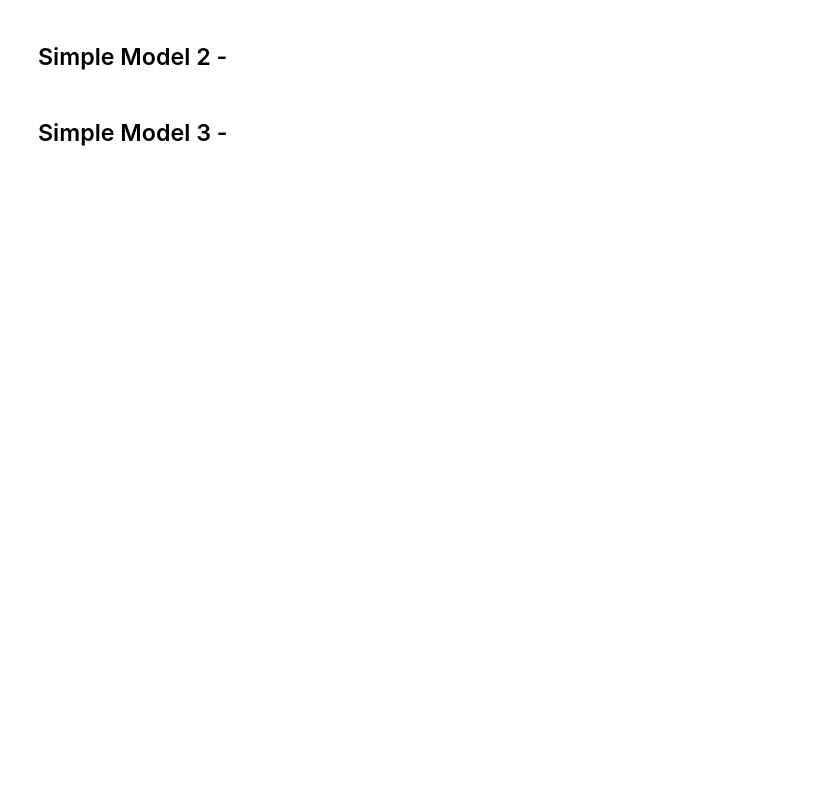
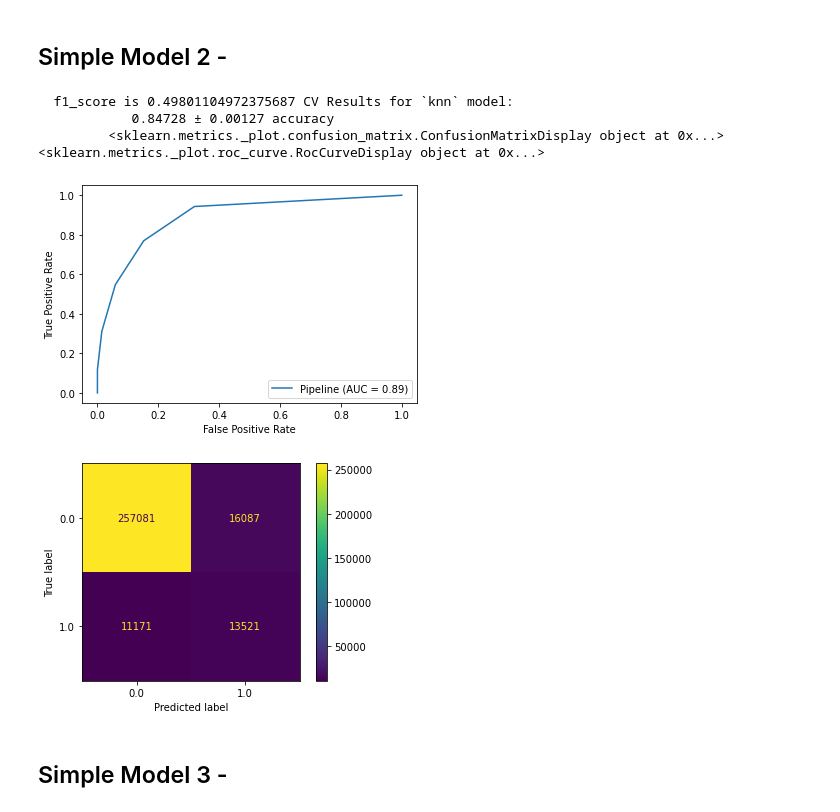
Before and after one commit to xiaohua-su/Heart_Disease, a Jupyter notebook: Heart_Disease_Modeling.ipynb, the cells around one changed output. Drawn from its saved outputs; the diff is of its cells as text; code cells hidden in the pictures; blank space fills up the shorter version.

```diff
--- a/Heart_Disease_Modeling.ipynb
+++ b/Heart_Disease_Modeling.ipynb
@@ -194,4 +255,20 @@ logreg_info.print_summary()
 # %% [markdown]
 ## Simple Model 2 -
+# %%
+knn1 = ImPipeline(steps=[
+    ('ct', ct_continous),
+    ('sm', SMOTE(sampling_strategy= 0.25, random_state=1)),
+    ('knn1',KNeighborsClassifier())
+]).fit(X_simple, y_simple)
+# %%
+knn1_info = ModelWithCV(knn1, 'knn', X_simple, y_simple)
+# %%
+knn1_info.print_summary()
+# %% [output]
+  f1_score is 0.49801104972375687 CV Results for `knn` model:
+            0.84728 ± 0.00127 accuracy
+         <sklearn.metrics._plot.confusion_matrix.ConfusionMatrixDisplay object at 0x...> <sklearn.metrics._plot.roc_curve.RocCurveDisplay object at 0x...>
+[figure, added]
+[figure, added]
 # %% [markdown]
 ## Simple Model 3 -
```
Also changed, not shown: parts of 18 cells of this notebook.
